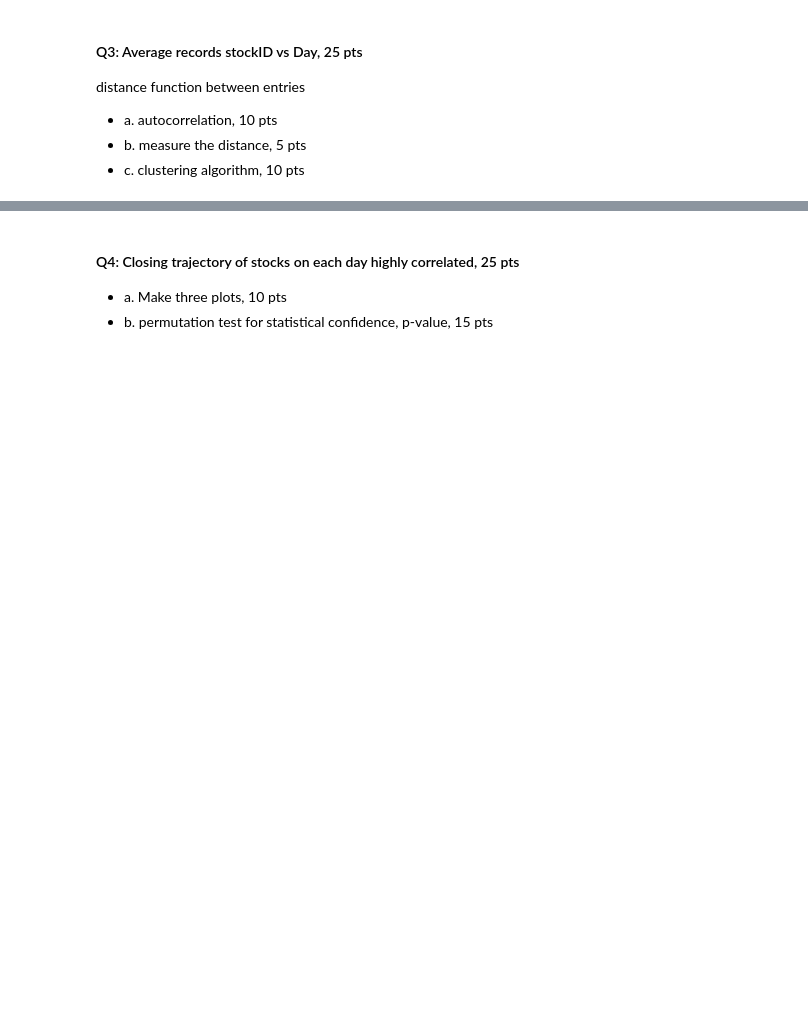
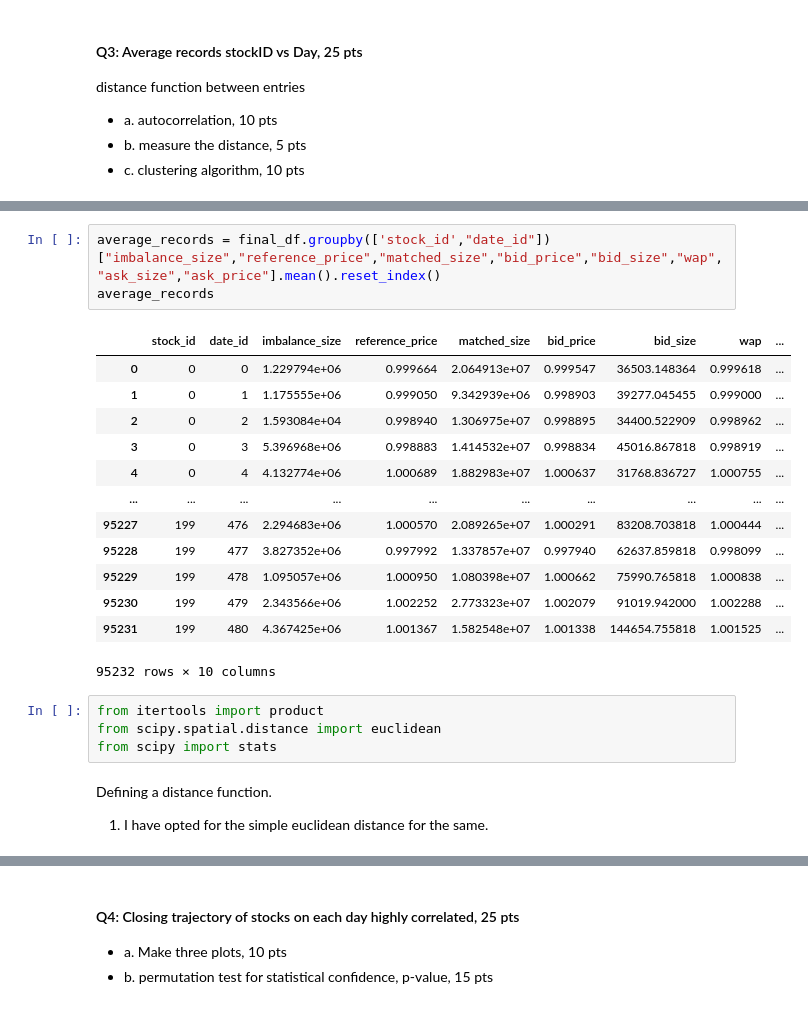
Before and after one commit to PrathameshBagal/Projects, a Jupyter notebook: cse519_hw3_Bagal_Prathamesh_115612879.ipynb, the cells around one changed output, grey strips where cells are left out. Cells and saved outputs as stored; diff of their text form; blank space fills up the shorter version.

```diff
--- a/cse519_hw3_Bagal_Prathamesh_115612879.ipynb
+++ b/cse519_hw3_Bagal_Prathamesh_115612879.ipynb
@@ -861,0 +471,26 @@ consensus_df['cluster_id'] = kmeans.fit_predict(scaled_data)
+# %%
+average_records = final_df.groupby(['stock_id',"date_id"])["imbalance_size","reference_price","matched_size","bid_price","bid_size","wap","ask_size","ask_price"].mean().reset_index()
+average_records
+# %% [output]
+|  | stock_id | date_id | imbalance_size | reference_price | matched_size | bid_price | bid_size | wap | ... |
+| 0 | 0 | 0 | 1.229794e+06 | 0.999664 | 2.064913e+07 | 0.999547 | 36503.148364 | 0.999618 | ... |
+| 1 | 0 | 1 | 1.175555e+06 | 0.999050 | 9.342939e+06 | 0.998903 | 39277.045455 | 0.999000 | ... |
+| 2 | 0 | 2 | 1.593084e+04 | 0.998940 | 1.306975e+07 | 0.998895 | 34400.522909 | 0.998962 | ... |
+| 3 | 0 | 3 | 5.396968e+06 | 0.998883 | 1.414532e+07 | 0.998834 | 45016.867818 | 0.998919 | ... |
+| 4 | 0 | 4 | 4.132774e+06 | 1.000689 | 1.882983e+07 | 1.000637 | 31768.836727 | 1.000755 | ... |
+| ... | ... | ... | ... | ... | ... | ... | ... | ... | ... |
+| 95227 | 199 | 476 | 2.294683e+06 | 1.000570 | 2.089265e+07 | 1.000291 | 83208.703818 | 1.000444 | ... |
+| 95228 | 199 | 477 | 3.827352e+06 | 0.997992 | 1.337857e+07 | 0.997940 | 62637.859818 | 0.998099 | ... |
+| 95229 | 199 | 478 | 1.095057e+06 | 1.000950 | 1.080398e+07 | 1.000662 | 75990.765818 | 1.000838 | ... |
+| 95230 | 199 | 479 | 2.343566e+06 | 1.002252 | 2.773323e+07 | 1.002079 | 91019.942000 | 1.002288 | ... |
+| 95231 | 199 | 480 | 4.367425e+06 | 1.001367 | 1.582548e+07 | 1.001338 | 144654.755818 | 1.001525 | ... |
+95232 rows × 10 columns
+# %%
+from itertools import product
+from scipy.spatial.distance import euclidean
+from scipy import stats
+# %% [markdown]
+Defining a distance function.
+
+
+1.   I have opted for the simple euclidean distance for the same.
```
Also changed, not shown: parts of 46 cells of this notebook.
